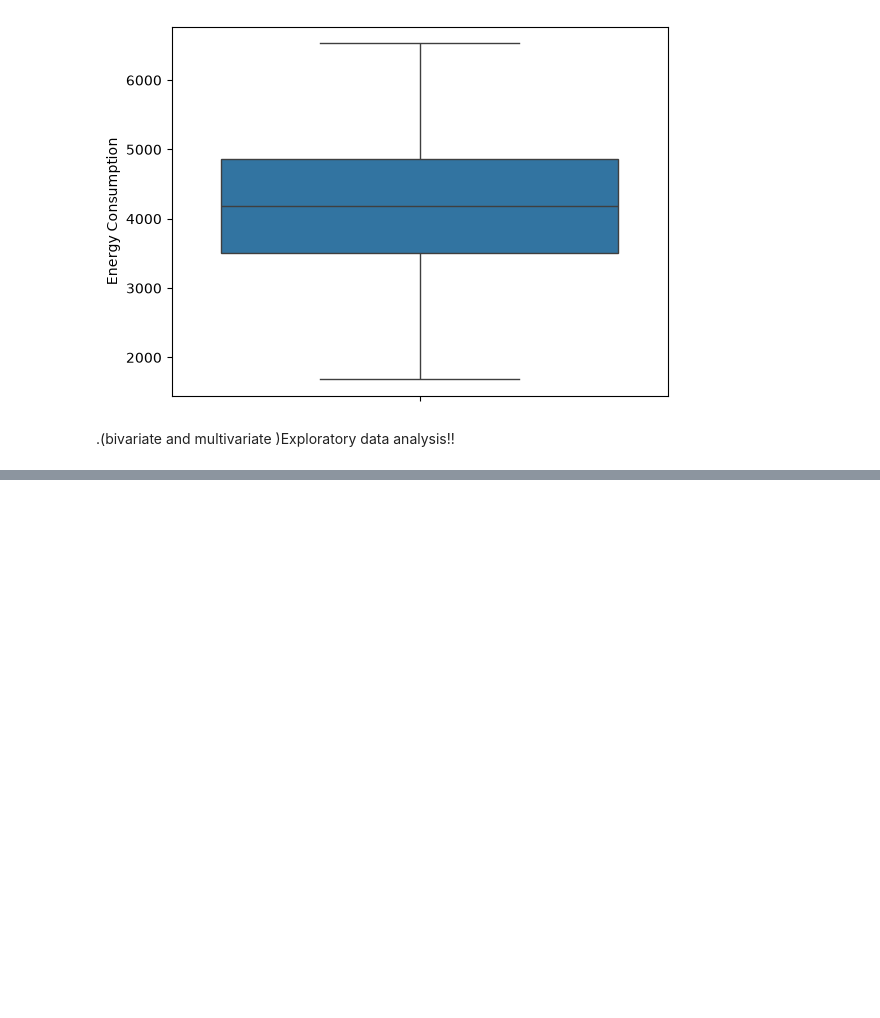
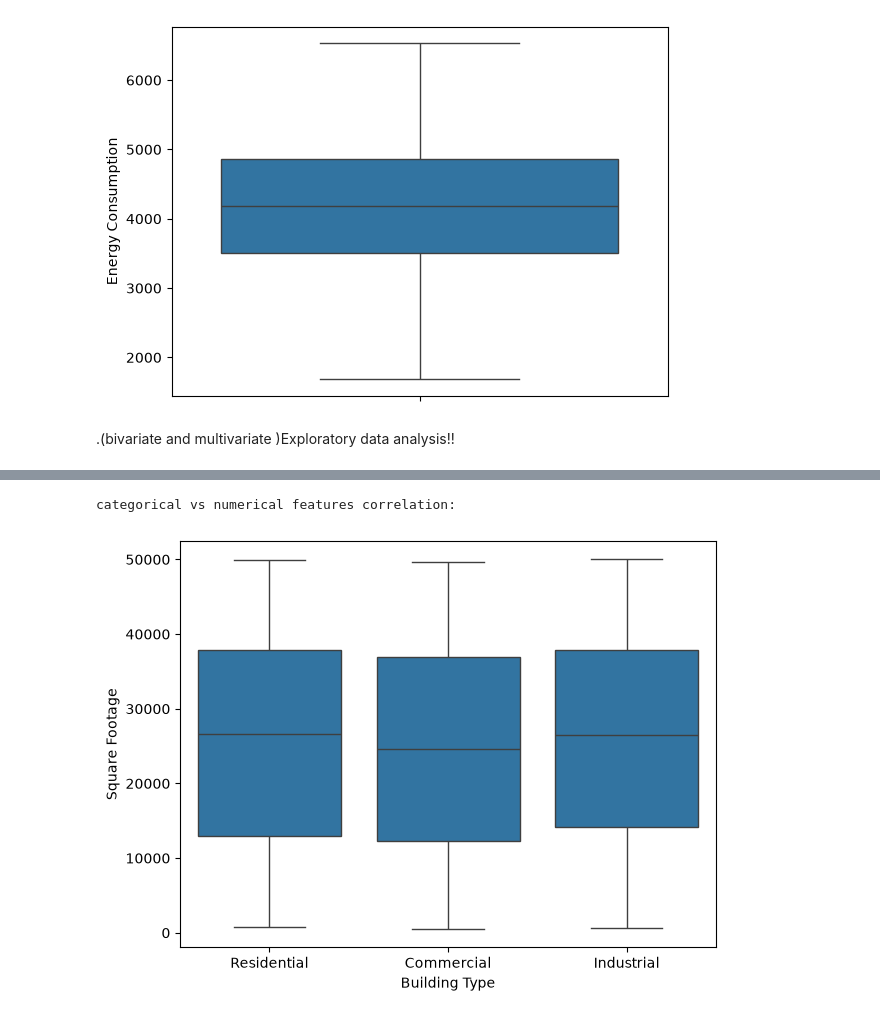
Before and after one commit to 12shivamkuma/Smart-Building-Energy-Cost-Predictor-, a Jupyter notebook: notebooks/energy_cost_prediction.ipynb, the cells around one changed output, grey strips where cells are left out. Cells and saved outputs as stored; diff of their text form; code cells hidden in the pictures; blank space fills up the shorter version.

```diff
--- a/notebooks/energy_cost_prediction.ipynb
+++ b/notebooks/energy_cost_prediction.ipynb
@@ -166,0 +183,8 @@ data.head()
+# %%
+
+sns.boxplot(x='Building Type', y='Square Footage', data=data)
+plt.tight_layout()
+print("categorical vs numerical features correlation:\n ")
+# %% [output]
+categorical vs numerical features correlation:
+[figure, added]
```
Also changed, not shown: parts of 9 cells of this notebook.
